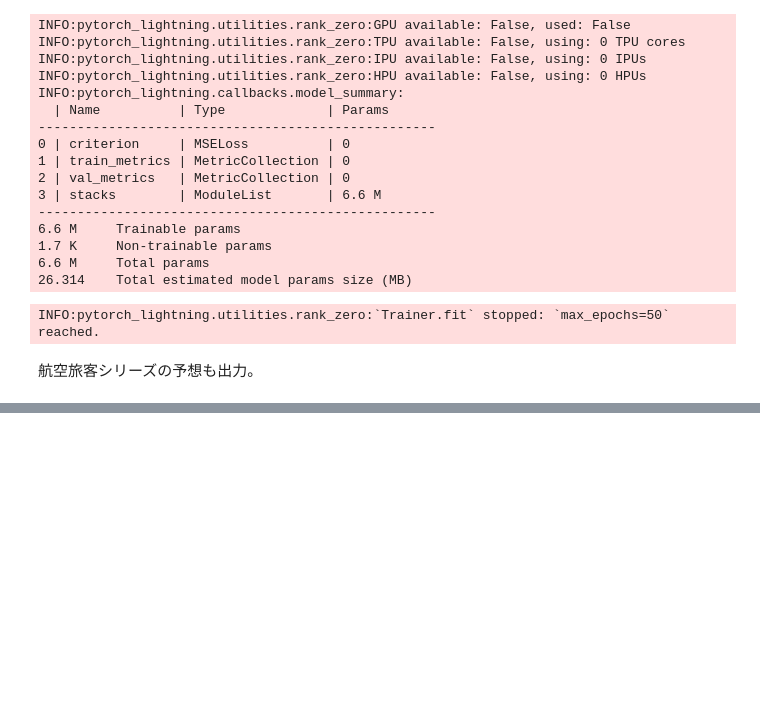
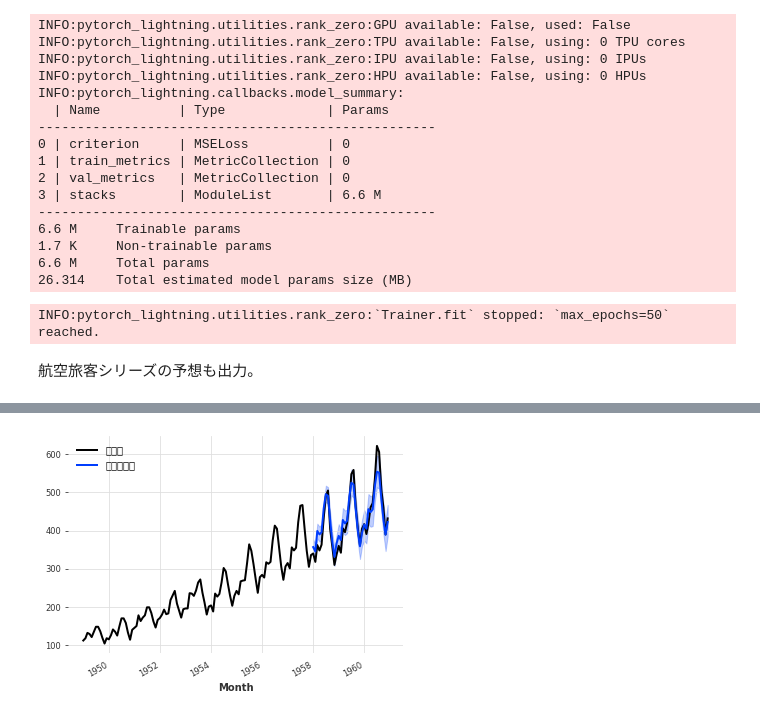
Before and after one commit to webclinic017/-daily-test, a Jupyter notebook: Darts_test.ipynb, the cells around one changed output, grey strips where cells are left out. Drawn from its saved outputs; the diff is of its cells as text; code cells hidden in the pictures; blank space fills up the shorter version.

```diff
--- a/Darts_test.ipynb
+++ b/Darts_test.ipynb
@@ -1319,0 +1413,11 @@ pred_air.plot(label="forecast (air)")
+# %%
+model_es = ExponentialSmoothing()
+model_es.fit(train)
+probabilistic_forecast = model_es.predict(len(val), num_samples=500)
+
+series.plot(label="実測値")
+probabilistic_forecast.plot(label="確率的予測")
+plt.legend()
+plt.show()
+# %% [output]
+[figure, added]
```
Also changed, not shown: parts of 31 cells of this notebook.
